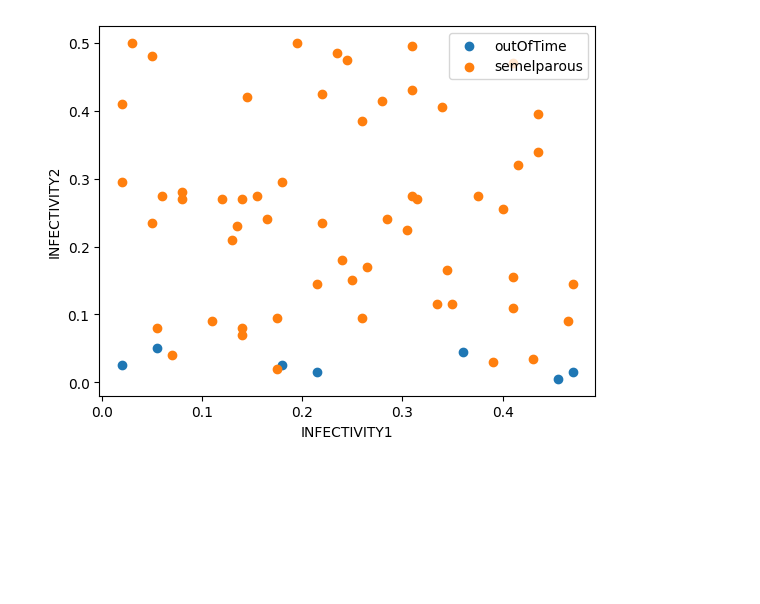
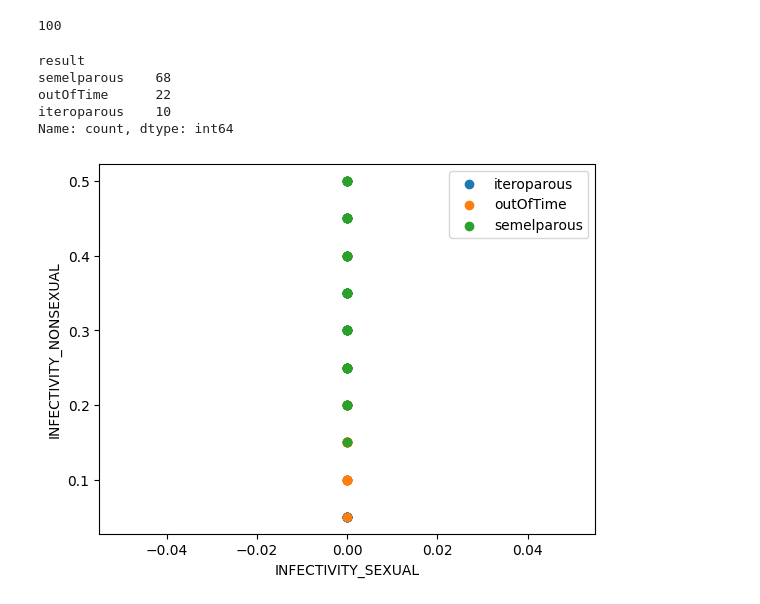
Before and after one commit to DivaythFyr/Devils_semelparity_project, a Jupyter notebook: scripts/building_plots_from_runs.ipynb, the cells around one changed output. Drawn from its saved outputs; the diff is of its cells as text; code cells hidden in the pictures; blank space fills up the shorter version.

```diff
--- a/scripts/building_plots_from_runs.ipynb
+++ b/scripts/building_plots_from_runs.ipynb
@@ -5,7 +5,7 @@ import re
 import pandas as pd
 import matplotlib.pyplot as plt
 # %%
-folder = Path('/Users/samiraisin/Devil_semelparity_project/store_results/26.03.2026 die both males and females runs/snapshots/')
+folder = Path('/Users/samiraisin/Devil_semelparity_project/store_results/31.03.2026 100runs_0_sexual_infectivity/snapshots')
 # %%
 for f in folder.iterdir():
     print(f.name if 'mc_' in f.name else '')
@@ -17,7 +35,7 @@ for entry in folder.iterdir():
         continue
 
     match = re.search(
-        r"sample_(\d+)__seed_\d+__INFECTIVITY1_([0-9.]+)__INFECTIVITY2_([0-9.]+)",
+        r"sample_(\d+)__seed_\d+__INFECTIVITY_SEXUAL_([0-9.]+)__INFECTIVITY_NONSEXUAL_([0-9.]+)",
         entry.name
     )
     if not match:
@@ -48,18 +66,30 @@ df.to_csv("65runs_both_male_and_female_die_26.03.2026_summary.csv", index=False)
+# %%
+len(df)
+# %% [output]
+100
+# %%
+df["result"].value_counts()
+# %% [output]
+result
+semelparous    68
+outOfTime      22
+iteroparous    10
+Name: count, dtype: int64
 # %%
 import matplotlib.pyplot as plt
 import pandas as pd
 
 plot_df = df.copy()
 plot_df["INF1"] = pd.to_numeric(plot_df["INF1"], errors="coerce")
 plot_df["INF2"] = pd.to_numeric(plot_df["INF2"], errors="coerce")
 plot_df = plot_df.dropna(subset=["INF1", "INF2", "result"])
 
 for result_name, g in plot_df.groupby("result"):
     plt.scatter(g["INF1"], g["INF2"], label=result_name)
 
-plt.xlabel("INFECTIVITY1")
-plt.ylabel("INFECTIVITY2")
+plt.xlabel("INFECTIVITY_SEXUAL")
+plt.ylabel("INFECTIVITY_NONSEXUAL")
 plt.legend()
 plt.show()
 # %% [output]
-[figure, old version]
+[figure, new version]
```
Also changed, not shown: parts of 3 cells of this notebook, 6 other files.
